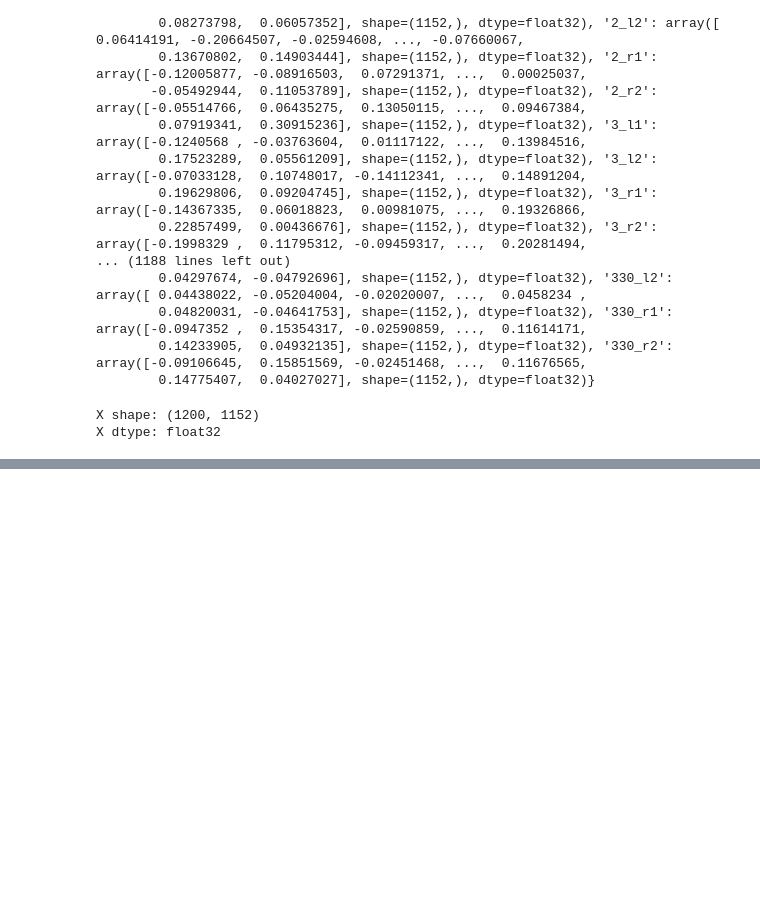
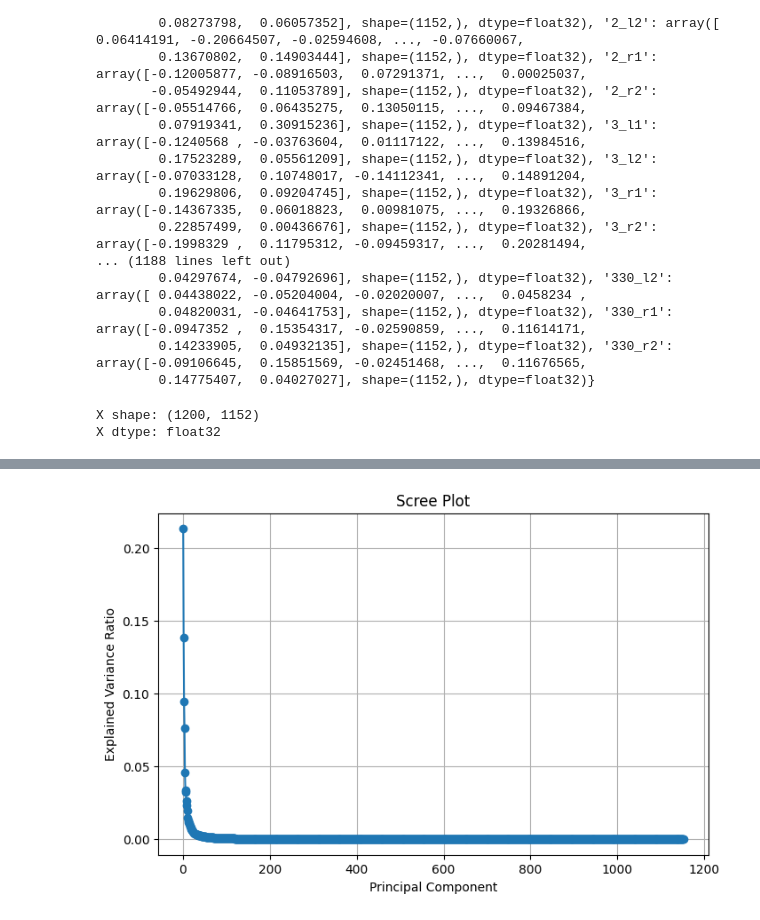
Before and after one commit to epsilonXR/PCA_test, a Jupyter notebook: DR_PCA.ipynb, the cells around one changed output, grey strips where cells are left out. Cells and saved outputs as stored; diff of their text form; code cells hidden in the pictures; blank space fills up the shorter version.

```diff
--- a/DR_PCA.ipynb
+++ b/DR_PCA.ipynb
@@ -42,0 +65,12 @@ X dtype: float32
+# %%
+from sklearn.decomposition import PCA
+
+pca = PCA()
+X_pca = pca.fit_transform(X)
+
+print("X_pca shape:", X_pca.shape)
+print("Explained Variance of first 10:")
+print(pca.explained_variance_ratio_[:10])
+
+print("Cumulative Explained Variance of first 10:")
+print(np.cumsum(pca.explained_variance_ratio_)[:10])
@@ -42,0 +85,14 @@ X dtype: float32
+# %%
+import matplotlib.pyplot as plt
+
+explained = pca.explained_variance_ratio_
+
+plt.figure(figsize=(8, 5))
+plt.plot(range(1, len(explained) + 1), explained, marker='o')
+plt.xlabel("Principal Component")
+plt.ylabel("Explained Variance Ratio")
+plt.title("Scree Plot")
+plt.grid(True)
+plt.show()
+# %% [output]
+[figure, added]
```
Also changed, not shown: parts of 15 cells of this notebook, 5 other files.
